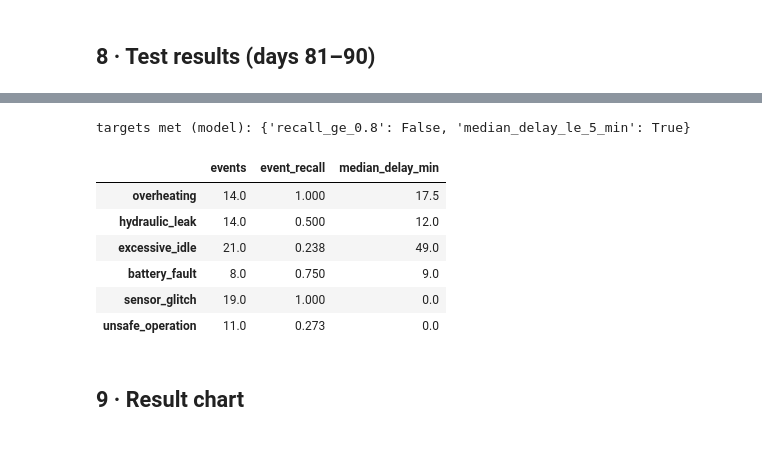
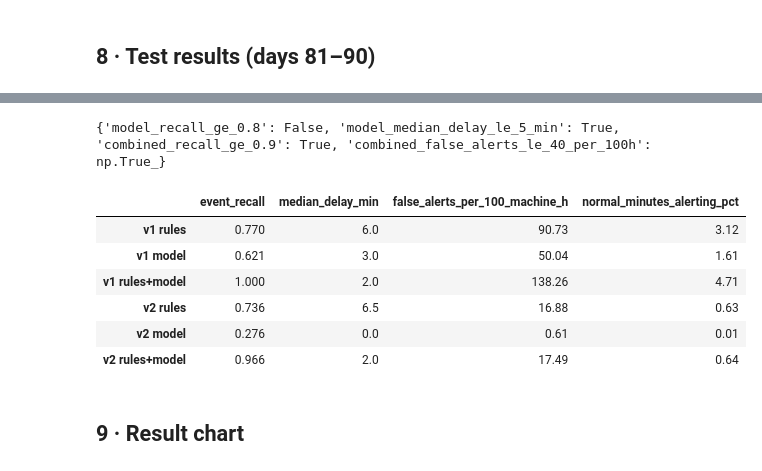
Before and after one commit to AKP2009/SchoolBus, a Jupyter notebook: ml/01_anomaly.ipynb, the cells around one changed output, grey strips where cells are left out. Drawn from its saved outputs; the diff is of its cells as text; code cells hidden in the pictures.

```diff
--- a/ml/01_anomaly.ipynb
+++ b/ml/01_anomaly.ipynb
@@ -362,21 +379,25 @@ normal_minutes_alerting_pct      3.12   1.610         4.71
-# %%
-TARGET_RECALL, TARGET_DELAY = 0.8, 5.0
-m = test_res["model"]["overall"]
-targets = {"recall_ge_0.8": m["event_recall"] >= TARGET_RECALL,
-           "median_delay_le_5_min": m["median_delay_min"] <= TARGET_DELAY}
-missing = {t: v for t, v in test_res["model"]["per_type"].items()
-           if v["event_recall"] < TARGET_RECALL or (v["median_delay_min"] or 99) > TARGET_DELAY}
-print("targets met (model):", targets)
-pd.DataFrame(missing).T[["events", "event_recall", "median_delay_min"]]
-# %% [output]
-targets met (model): {'recall_ge_0.8': False, 'median_delay_le_5_min': True}
-|  | events | event_recall | median_delay_min |
-| overheating | 14.0 | 1.000 | 17.5 |
-| hydraulic_leak | 14.0 | 0.500 | 12.0 |
-| excessive_idle | 21.0 | 0.238 | 49.0 |
-| battery_fault | 8.0 | 0.750 | 9.0 |
-| sensor_glitch | 19.0 | 1.000 | 0.0 |
-| unsafe_operation | 11.0 | 0.273 | 0.0 |
+# %%
+TARGET_RECALL, TARGET_DELAY = 0.8, 5.0              # models.md §1, model alone
+GOAL_RECALL, GOAL_FALSE = 0.9, 40.0                  # v2 goal, rules + model
+m, c = test_res["model"]["overall"], test_res["rules+model"]["overall"]
+targets = {"model_recall_ge_0.8": m["event_recall"] >= TARGET_RECALL,
+           "model_median_delay_le_5_min": m["median_delay_min"] <= TARGET_DELAY,
+           "combined_recall_ge_0.9": c["event_recall"] >= GOAL_RECALL,
+           "combined_false_alerts_le_40_per_100h": c["false_alerts_per_100_machine_h"] <= GOAL_FALSE}
+print(targets)
+versions = {"v2": test_res, **({"v1": V1_TEST} if V1_TEST else {})}
+compare = pd.DataFrame({f"{v} {d}": res[d]["overall"] for v, res in sorted(versions.items())
+                        for d in ("rules", "model", "rules+model")}).T
+compare
+# %% [output]
+{'model_recall_ge_0.8': False, 'model_median_delay_le_5_min': True, 'combined_recall_ge_0.9': True, 'combined_false_alerts_le_40_per_100h': np.True_}
+|  | event_recall | median_delay_min | false_alerts_per_100_machine_h | normal_minutes_alerting_pct |
+| v1 rules | 0.770 | 6.0 | 90.73 | 3.12 |
+| v1 model | 0.621 | 3.0 | 50.04 | 1.61 |
+| v1 rules+model | 1.000 | 2.0 | 138.26 | 4.71 |
+| v2 rules | 0.736 | 6.5 | 16.88 | 0.63 |
+| v2 model | 0.276 | 0.0 | 0.61 | 0.01 |
+| v2 rules+model | 0.966 | 2.0 | 17.49 | 0.64 |
 # %% [markdown]
 ## 9 · Result chart
 # %%
```
Also changed, not shown: parts of 22 cells of this notebook, 26 other files.
